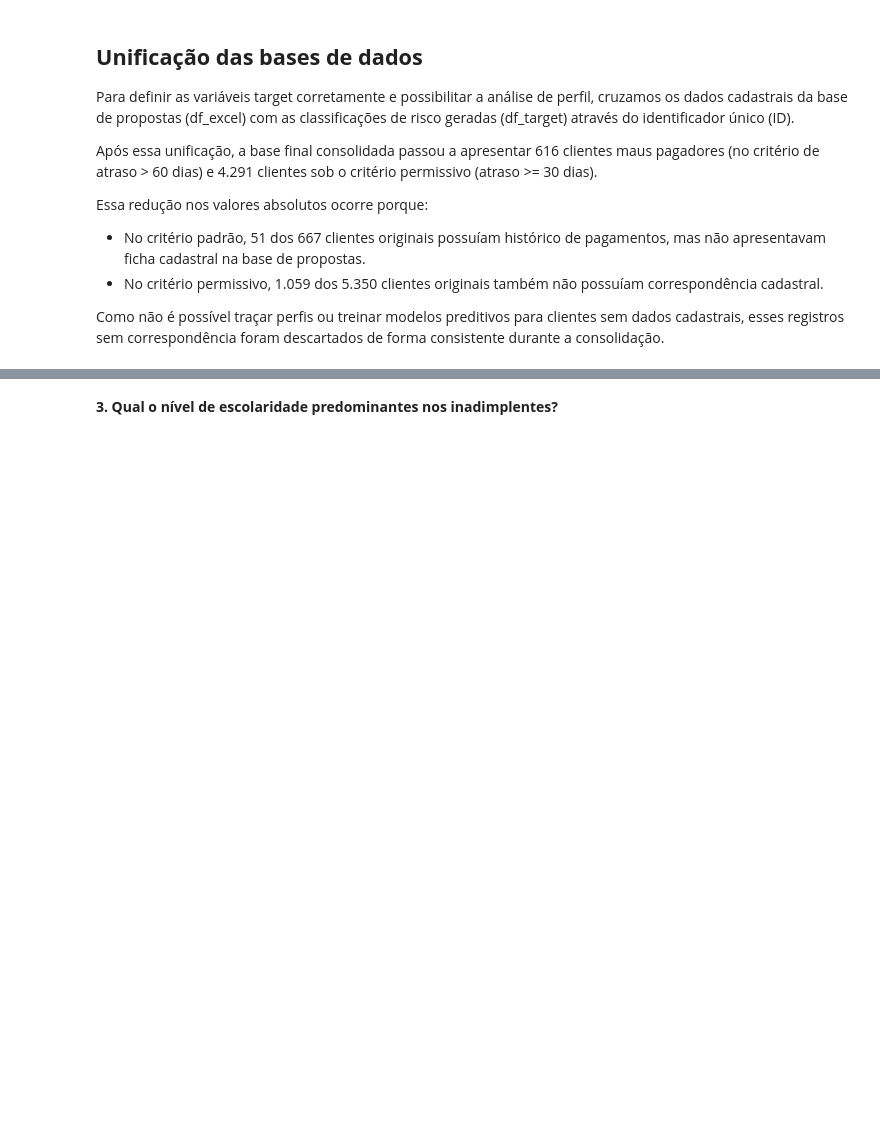
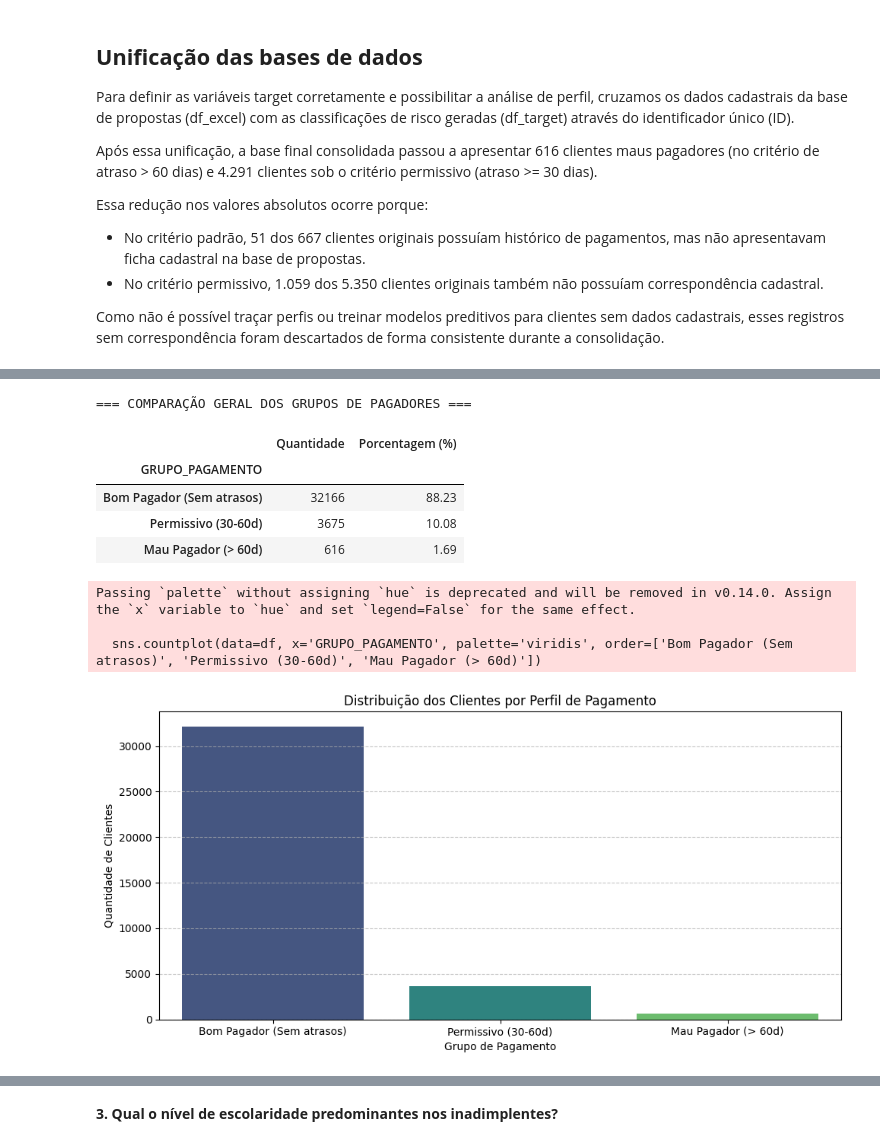
Before and after one commit to fernandinhaalmeida84/Tech_Challenge_Fase_2, a Jupyter notebook: Notebook/02_Criação_Target.ipynb, the cells around one changed output, grey strips where cells are left out. Saved outputs shown, nothing was run; the diff lists cells and outputs as text; code cells hidden in the pictures; blank space fills up the shorter version.

```diff
--- a/Notebook/02_Criação_Target.ipynb
+++ b/Notebook/02_Criação_Target.ipynb
@@ -176 +182,49 @@ Name: proportion, dtype: float64
+# %%
+# Definindo os grupos mutuamente exclusivos:
+# 1. Mau Pagador (Atraso > 60 dias)
+# 2. Apenas Permissivo (Atraso entre 30 e 60 dias - ou seja, está no permissivo mas não evoluiu para mau pagador)
+# 3. Bom Pagador (Não está em nenhum dos critérios)
+
+def classificar_grupo(row):
+    if row['MAU_PAGADOR'] == 1:
+        return 'Mau Pagador (> 60d)'
+    elif row['PERMISSIVO'] == 1:
+        return 'Permissivo (30-60d)'
+    else:
+        return 'Bom Pagador (Sem atrasos)'
+
+df['GRUPO_PAGAMENTO'] = df.apply(classificar_grupo, axis=1)
+
+# Calculando volumes e proporções
+contagem_grupos = df['GRUPO_PAGAMENTO'].value_counts()
+proporcao_grupos = df['GRUPO_PAGAMENTO'].value_counts(normalize=True) * 100
+
+resumo_grupos = pd.DataFrame({
+    'Quantidade': contagem_grupos,
+    'Porcentagem (%)': proporcao_grupos
+})
+
+print("=== COMPARAÇÃO GERAL DOS GRUPOS DE PAGADORES ===")
+display(resumo_grupos.round(2))
+
+# Gerando o gráfico de distribuição dos grupos
+plt.figure(figsize=(10, 5))
+sns.countplot(data=df, x='GRUPO_PAGAMENTO', palette='viridis', order=['Bom Pagador (Sem atrasos)', 'Permissivo (30-60d)', 'Mau Pagador (> 60d)'])
+plt.title('Distribuição dos Clientes por Perfil de Pagamento')
+plt.ylabel('Quantidade de Clientes')
+plt.xlabel('Grupo de Pagamento')
+plt.grid(axis='y', linestyle='--', alpha=0.7)
+plt.tight_layout()
+plt.show()
+# %% [output]
+=== COMPARAÇÃO GERAL DOS GRUPOS DE PAGADORES ===
+|  | Quantidade | Porcentagem (%) |
+| GRUPO_PAGAMENTO |  |  |
+| Bom Pagador (Sem atrasos) | 32166 | 88.23 |
+| Permissivo (30-60d) | 3675 | 10.08 |
+| Mau Pagador (> 60d) | 616 | 1.69 |
+Passing `palette` without assigning `hue` is deprecated and will be removed in v0.14.0. Assign the `x` variable to `hue` and set `legend=False` for the same effect.
+
+  sns.countplot(data=df, x='GRUPO_PAGAMENTO', palette='viridis', order=['Bom Pagador (Sem atrasos)', 'Permissivo (30-60d)', 'Mau Pagador (> 60d)'])
+[figure, added]
 # %% [markdown]
```
Also changed, not shown: parts of 42 cells of this notebook.
